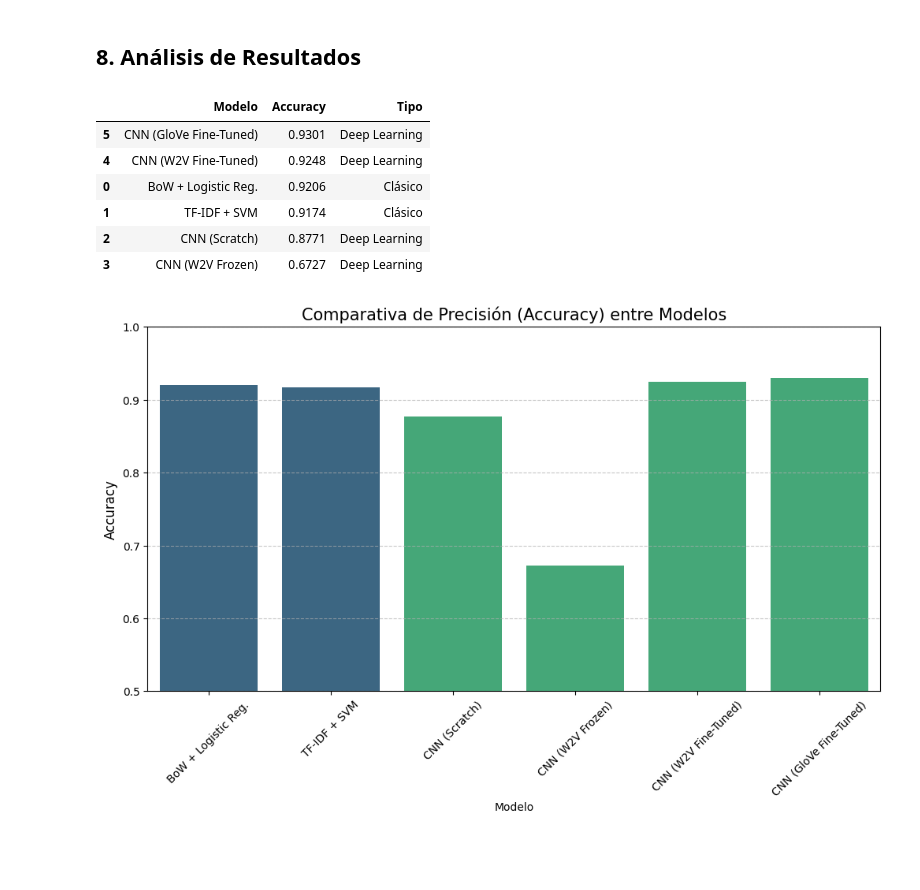
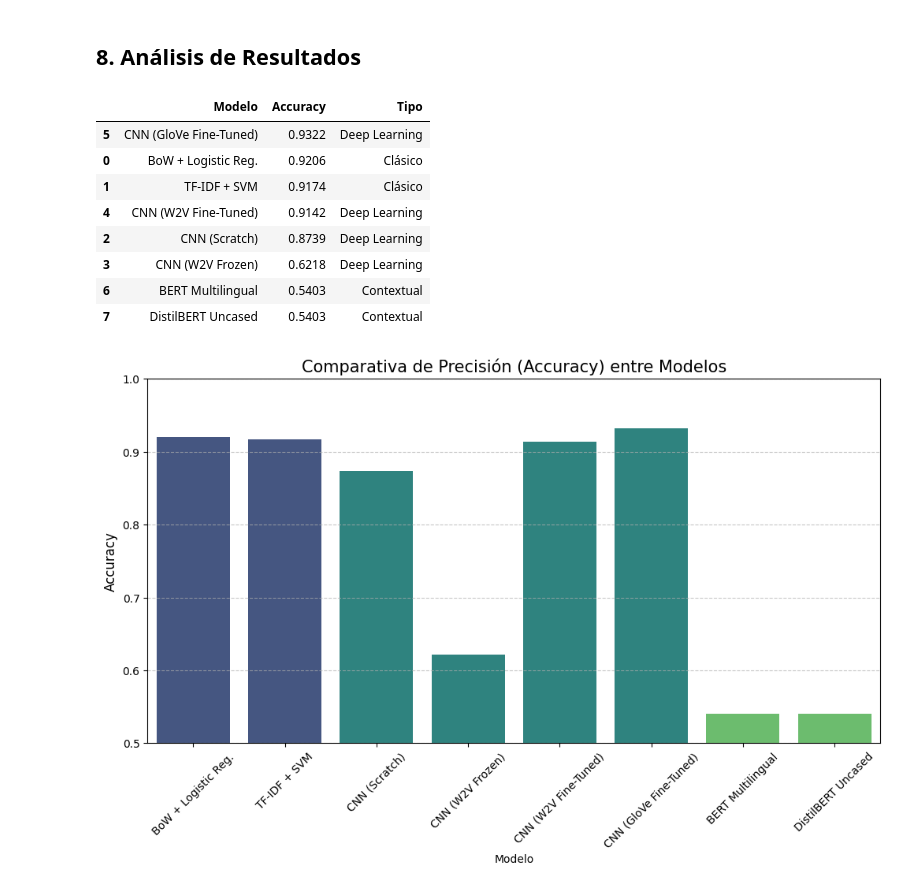
Before and after one commit to javiers2004/FPLN-DetoxificationMessages, a Jupyter notebook: entrega3.ipynb, the cells around one changed output. Cells and saved outputs as stored; diff of their text form; code cells hidden in the pictures; blank space fills up the shorter version.

Commit message:
embeddings contextuales añadidos

```diff
--- a/entrega3.ipynb
+++ b/entrega3.ipynb
@@ -832,44 +860,50 @@ import seaborn as sns
 
 resultados = {
     'Modelo': [
         'BoW + Logistic Reg.',
         'TF-IDF + SVM',
         'CNN (Scratch)',
         'CNN (W2V Frozen)',
         'CNN (W2V Fine-Tuned)',
-        'CNN (GloVe Fine-Tuned)'
+        'CNN (GloVe Fine-Tuned)',
+        'BERT Multilingual',
+        'DistilBERT Uncased'
     ],
     'Accuracy': [
         0.9206,  # BoW + Logistic Regression
         0.9174,  # TF-IDF + SVM
-        0.8771,  # CNN Scratch
-        0.6727,  # CNN Frozen
-        0.9248,  # CNN W2V Fine-Tuned
-        0.9301   # CNN GloVe
+        0.8739,  # CNN Scratch
+        0.6218,  # CNN Frozen
+        0.9142,  # CNN W2V Fine-Tuned
+        0.9322,  # CNN GloVe
+        0.5403,  # BERT Multilingual
+        0.5403   # DistilBERT Uncased
     ],
-    'Tipo': ['Clásico', 'Clásico', 'Deep Learning', 'Deep Learning', 'Deep Learning', 'Deep Learning']
+    'Tipo': ['Clásico', 'Clásico', 'Deep Learning', 'Deep Learning', 'Deep Learning', 'Deep Learning', 'Contextual', 'Contextual']
 }
 
 df_resultados = pd.DataFrame(resultados)
 display(df_resultados.sort_values(by='Accuracy', ascending=False))
 
 plt.figure(figsize=(12, 6))
 sns.barplot(data=df_resultados, x='Modelo', y='Accuracy', hue='Tipo', palette='viridis', legend=False)
 plt.ylim(0.5, 1.0)
 plt.title('Comparativa de Precisión (Accuracy) entre Modelos', fontsize=15)
 plt.ylabel('Accuracy', fontsize=12)
 plt.xticks(rotation=45)
 plt.grid(axis='y', linestyle='--', alpha=0.7)
 plt.show()
 # %% [output]
 |  | Modelo | Accuracy | Tipo |
-| 5 | CNN (GloVe Fine-Tuned) | 0.9301 | Deep Learning |
-| 4 | CNN (W2V Fine-Tuned) | 0.9248 | Deep Learning |
+| 5 | CNN (GloVe Fine-Tuned) | 0.9322 | Deep Learning |
 | 0 | BoW + Logistic Reg. | 0.9206 | Clásico |
 | 1 | TF-IDF + SVM | 0.9174 | Clásico |
-| 2 | CNN (Scratch) | 0.8771 | Deep Learning |
-| 3 | CNN (W2V Frozen) | 0.6727 | Deep Learning |
+| 4 | CNN (W2V Fine-Tuned) | 0.9142 | Deep Learning |
+| 2 | CNN (Scratch) | 0.8739 | Deep Learning |
+| 3 | CNN (W2V Frozen) | 0.6218 | Deep Learning |
+| 6 | BERT Multilingual | 0.5403 | Contextual |
+| 7 | DistilBERT Uncased | 0.5403 | Contextual |
-[figure, old version]
+[figure, new version]
 # %%
 # EVALUACIÓN DEFINITIVA EN TEST - GLOVE FINE-TUNED
 
```
Also changed, not shown: parts of 9 cells of this notebook.
